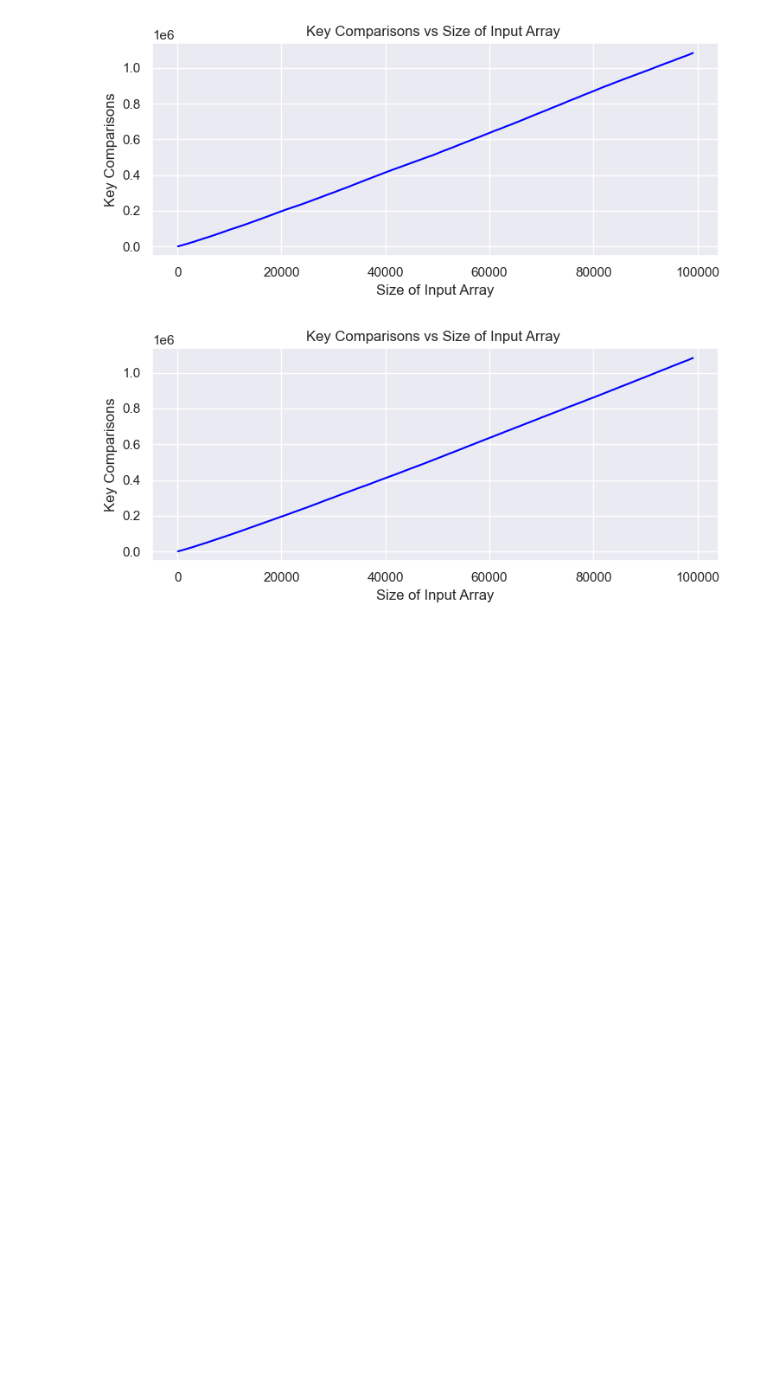
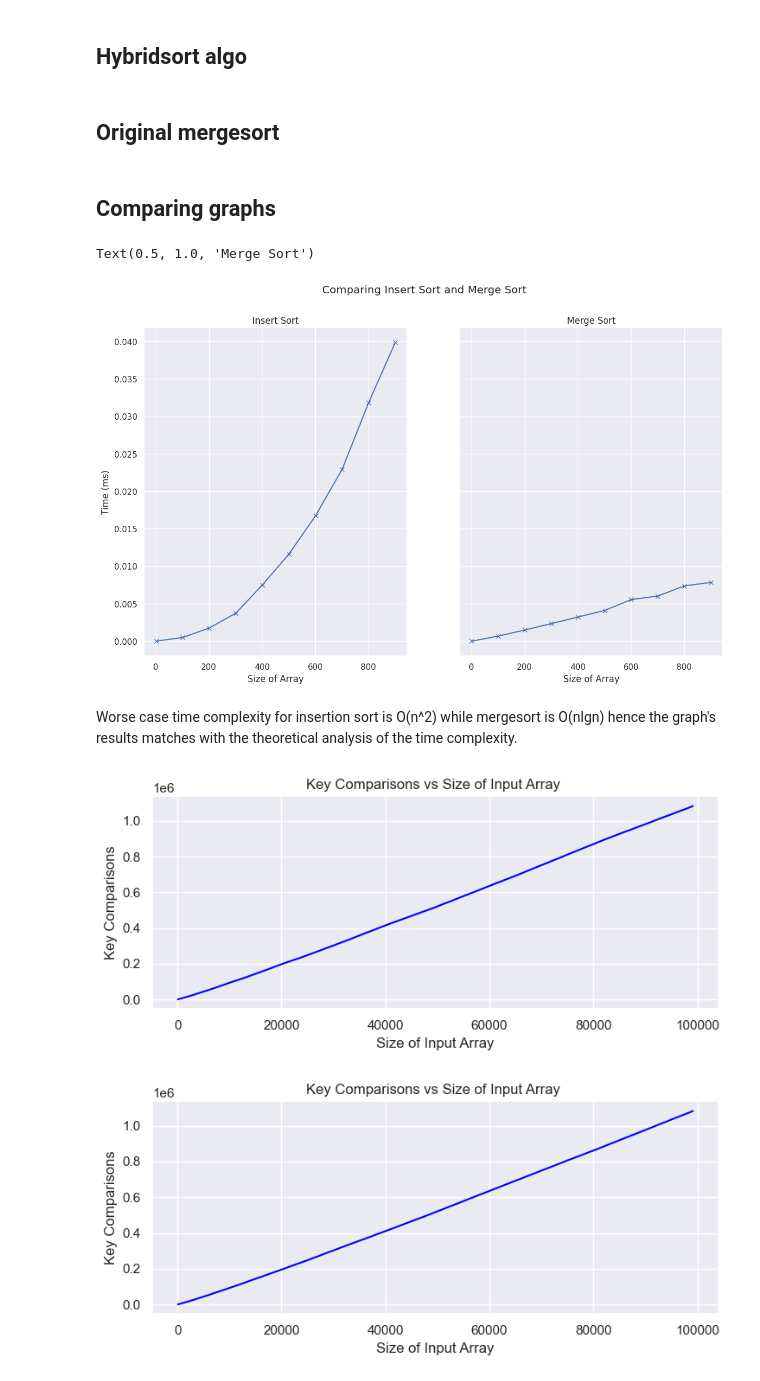
Before and after one commit to emily7lim/algo_Team3, a Jupyter notebook: Project1a.ipynb, the cells around one changed output. Cells and saved outputs as stored; diff of their text form; code cells hidden in the pictures; blank space fills up the shorter version.

Commit message:
add insertion n mergesort compare

```diff
--- a/Project1a.ipynb
+++ b/Project1a.ipynb
@@ -9,6 +9,8 @@ import random
 import time
 from numpy.random import seed
 from numpy.random import randint
+# %% [markdown]
+## Hybridsort algo
 # %%
 def hybridSort(L,S): #input array L and threshold S as parameters
     size=len(L)
@@ -74,3 +76,5 @@ def merge(L1,L2):
 def modifyArray(L, arr):
     L.append(arr[0])
     arr.remove(arr[0])
+# %% [markdown]
+## Original mergesort
@@ -77,3 +119,46 @@ def modifyArray(L, arr):
+# %% [markdown]
+## Comparing graphs
+# %%
+#compare insertion vs mergesort time complexity
+threshold = 5  # Set your threshold here
+def graph(algo):
+    finalkc =[]
+    finaltime =[]
+    arrsize = []
+    for i in range(1,1000,100):
+        arr = [random.randint(1, 100) for _ in range(i)]
+
+        start_time = time.time()
+        if (type(algo(arr)) is tuple):
+            key_comparisons = algo(arr)[1]
+        else:
+            key_comparisons = algo(arr)
+        end_time = time.time()
+        cpu_time_used = end_time - start_time
+        #print(f"Size: {i}, Key Comparisons: {key_comparisons}, Time: {cpu_time_used} seconds")
+        finalkc.append(key_comparisons)
+        finaltime.append(cpu_time_used)
+        arrsize.append(i)
+    return arrsize, finalkc, finaltime
+
+
+fig, ax1 = plt.subplots(1, 2, figsize=(14,8), sharey=True)
+
+fig.suptitle("Comparing Insert Sort and Merge Sort")
+
+ax1[0].plot(graph(insertion)[0],graph(insertion)[2], 'x-')
+ax1[0].set_ylabel('Time (ms)')
+ax1[0].set_xlabel('Size of Array')
+ax1[0].set_title('Insert Sort')
+
+ax1[1].plot(graph(origMergeSort)[0],graph(origMergeSort)[2], 'x-')
+ax1[1].set_xlabel('Size of Array')
+ax1[1].set_title('Merge Sort')
+# %% [output]
+Text(0.5, 1.0, 'Merge Sort')
+[figure, added]
+# %% [markdown]
+Worse case time complexity for insertion sort is O(n^2) while mergesort is O(nlgn) hence the graph's results matches with the theoretical analysis of the time complexity.
 # %%
 #With the value of S fixed, plot the number of key comparisons over different sizes of the input list n.
 threshold = 5  # Set your threshold here
```
Also changed, not shown: parts of 1 cell of this notebook.
